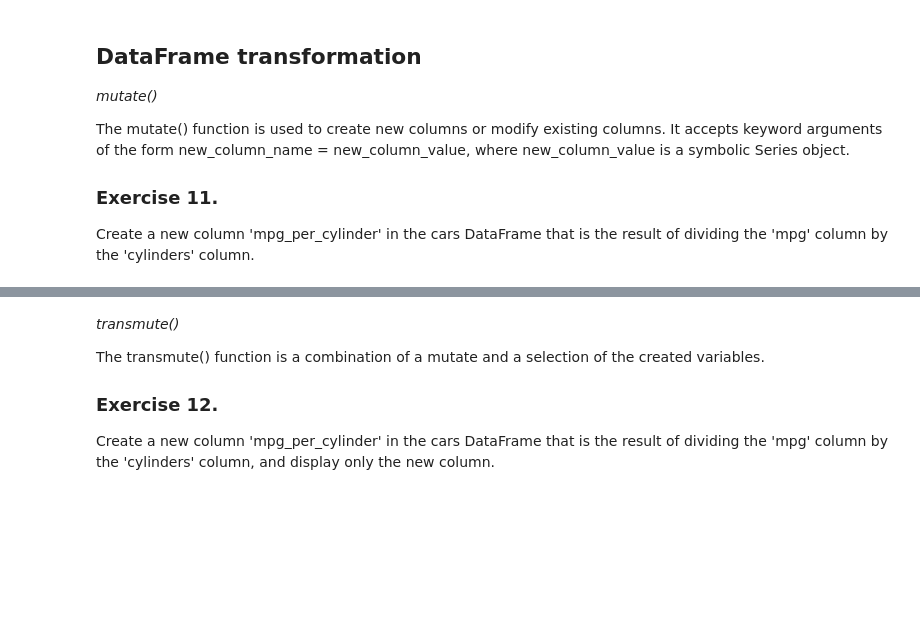
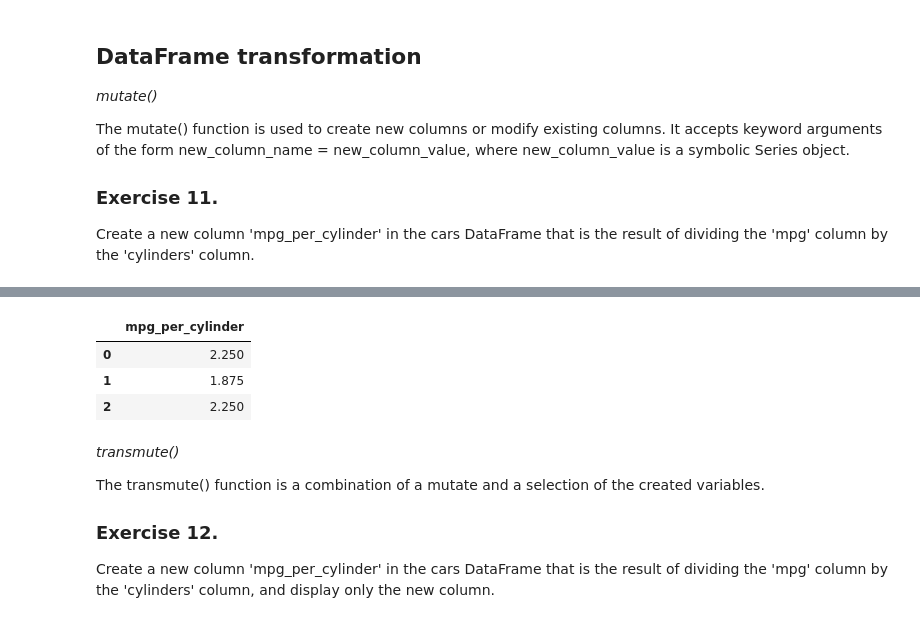
Before and after one commit to kflisikowsky/Data_Analysis_Workshops, a Jupyter notebook: 02-piping.ipynb, the cells around one changed output, grey strips where cells are left out. Drawn from its saved outputs; the diff is of its cells as text; code cells hidden in the pictures; blank space fills up the shorter version.

```diff
--- a/02-piping.ipynb
+++ b/02-piping.ipynb
@@ -253,3 +254,10 @@ Create a new column 'mpg_per_cylinder' in the cars DataFrame that is the result
+# %%
+cars >> transmute(mpg_per_cylinder=X.mpg/X.cylinders) >> head(3)
+# %% [output]
+|  | mpg_per_cylinder |
+| 0 | 2.250 |
+| 1 | 1.875 |
+| 2 | 2.250 |
 # %% [markdown]
 
 *transmute()*
```
Also changed, not shown: parts of 6 cells of this notebook, 1 other file.
